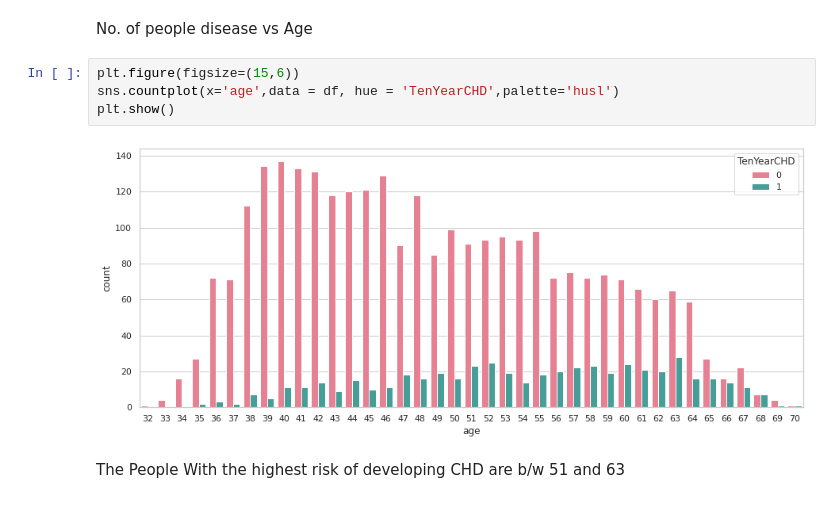
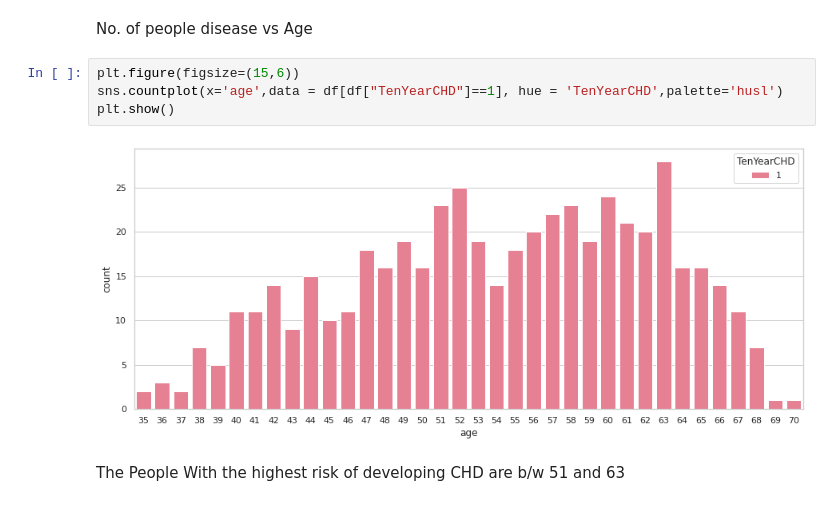
Before and after one commit to Yogesh-8998/Cardio-Vascular-Risk-Prediction, a Jupyter notebook: CHD_Risk_prediction.ipynb, the cells around one changed output. Saved outputs shown, nothing was run; the diff lists cells and outputs as text.

```diff
--- a/CHD_Risk_prediction.ipynb
+++ b/CHD_Risk_prediction.ipynb
@@ -185,10 +131,10 @@ There are 2879 patients without heart disease and 511 patients with the disease
 No. of people disease vs Age
 # %%
 plt.figure(figsize=(15,6))
-sns.countplot(x='age',data = df, hue = 'TenYearCHD',palette='husl')
+sns.countplot(x='age',data = df[df["TenYearCHD"]==1], hue = 'TenYearCHD',palette='husl')
 plt.show()
 # %% [output]
-[figure, old version]
+[figure, new version]
 # %% [markdown]
 The People With the highest risk of developing CHD are b/w 51 and 63
 # %% [markdown]
```
Also changed, not shown: parts of 55 cells of this notebook.
